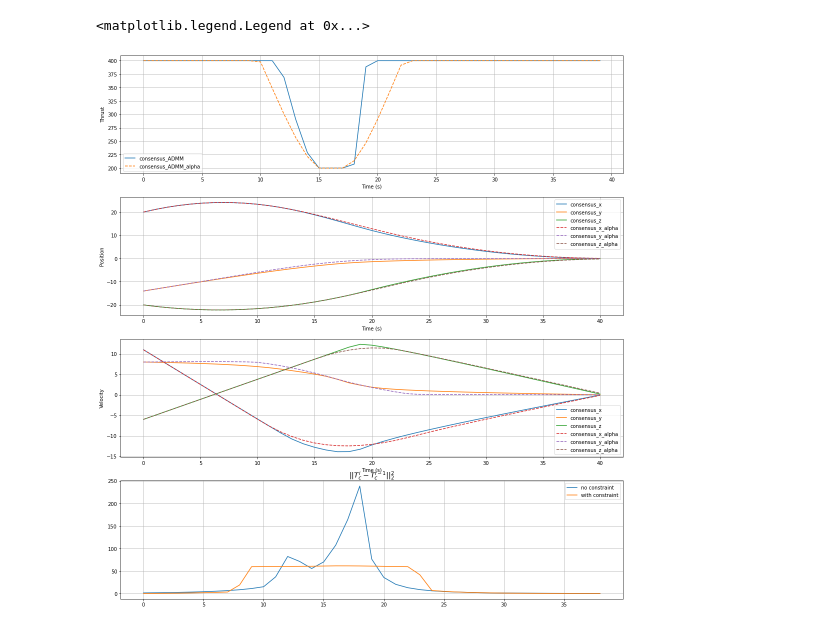
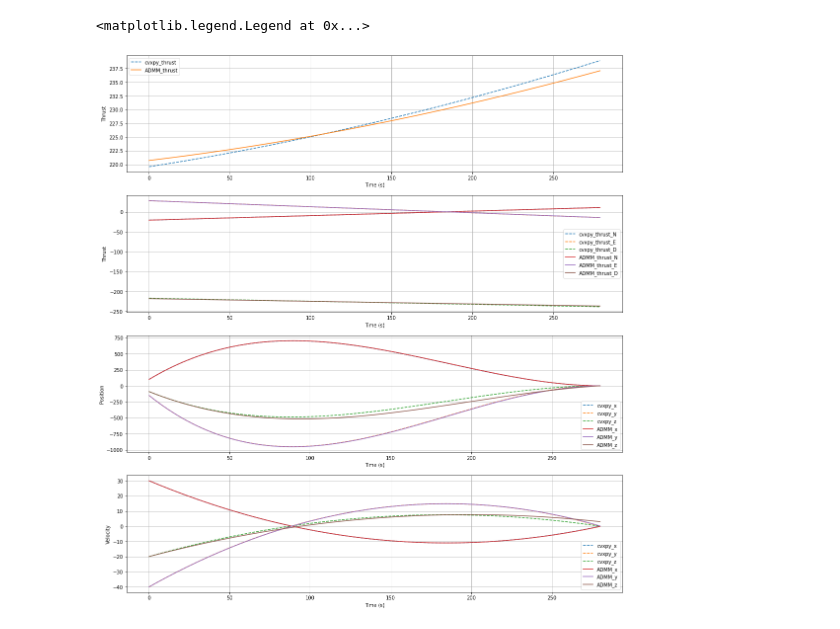
Before and after one commit to acsl-inha/drone_simulation, a Jupyter notebook: src/open_loop_thr_lower_bound_guidance.ipynb, the cells around one changed output. Saved outputs shown, nothing was run; the diff lists cells and outputs as text; code cells hidden in the pictures.

Commit message:
hemisphere theta_dot constraints problem done :)

```diff
--- a/src/open_loop_thr_lower_bound_guidance.ipynb
+++ b/src/open_loop_thr_lower_bound_guidance.ipynb
@@ -476,0 +452,15 @@ computing time: 1.6268
+# %%
+position = np.array([100,-150,-90])
+velocity = np.array([30,-40,-20])
+psi = 0
+tgo = 140
+ub = 400
+lb = 0
+dt = 0.5
+N = int(tgo/dt)
+
+t = np.arange(0., tgo, dt)
+degree = 7.5
+theta = degree*np.pi/180
+thrust, u, r, v = compute_guidance_cvx(position, velocity, tgo,ub,lb,dt)
+u_ADMM,r_ADMM,v_ADMM = ADMM_compute_guidance(position, velocity, tgo,ub,lb,theta,dt)
@@ -477,50 +474,53 @@ computing time: 1.6268
 # %%
+thrust_ADMM_NED = np.reshape(u_ADMM,(3,N),order='F')
+thrust_ADMM = np.linalg.norm(thrust_ADMM_NED,axis=0)
+
 plt.figure(num=6, figsize=(18,20))
 plt.subplot(411)
-plt.plot(thrust_admm_consensus,label='consensus_ADMM')
-plt.plot(thrust_admm_consensus_alpha,'--',label='consensus_ADMM_alpha')
-# plt.plot(thrust_admm,'+:',label='ADMM')
+# plt.plot(thrust_admm_consensus,label='consensus_ADMM')
+# plt.plot(thrust_admm_consensus_alpha,'--',label='consensus_ADMM_alpha')
+plt.plot(thrust,'--',label='cvxpy_thrust')
+plt.plot(thrust_ADMM,label='ADMM_thrust')
 plt.ylabel("Thrust")
 plt.xlabel("Time (s)")
 plt.grid()
 plt.legend()
 
 plt.subplot(412)
-plt.plot(r_admm_consensus[0,:],label='consensus_x')
-plt.plot(r_admm_consensus[1,:],label='consensus_y')
-plt.plot(r_admm_consensus[2,:],label='consensus_z')
-plt.plot(r_admm_consensus_alpha[0,:],"--",label='consensus_x_alpha')
-plt.plot(r_admm_consensus_alpha[1,:],"--",label='consensus_y_alpha')
-plt.plot(r_admm_consensus_alpha[2,:],"--",label='consensus_z_alpha')
-# plt.plot(r_admm[0,:],"+:",label='ADMM_x')
-# plt.plot(r_admm[1,:],"+:",label='ADMM_y')
-# plt.plot(r_admm[2,:],"+:",label='ADMM_z')
+plt.plot(u[0,:],'--',label='cvxpy_thrust_N')
+plt.plot(u[1,:],'--',label='cvxpy_thrust_E')
+plt.plot(u[2,:],'--',label='cvxpy_thrust_D')
+plt.plot(thrust_ADMM_NED[0,:],label='ADMM_thrust_N')
+plt.plot(thrust_ADMM_NED[1,:],label='ADMM_thrust_E')
+plt.plot(thrust_ADMM_NED[2,:],label='ADMM_thrust_D')
+plt.ylabel("Thrust")
+plt.xlabel("Time (s)")
+plt.grid()
+plt.legend()
+
+plt.subplot(413)
+plt.plot(r[0,:],'--',label='cvxpy_x')
+plt.plot(r[1,:],'--',label='cvxpy_y')
+plt.plot(r[2,:],'--',label='cvxpy_z')
+plt.plot(r_ADMM[0,:],label='ADMM_x')
+plt.plot(r_ADMM[1,:],label='ADMM_y')
+plt.plot(r_ADMM[2,:],label='ADMM_z')
 plt.ylabel("Position")
 plt.xlabel("Time (s)")
 plt.grid()
 plt.legend()
 
-plt.subplot(413)
-plt.plot(v_admm_consensus[0,:],label='consensus_x')
-plt.plot(v_admm_consensus[1,:],label='consensus_y')
-plt.plot(v_admm_consensus[2,:],label='consensus_z')
-plt.plot(v_admm_consensus_alpha[0,:],"--",label='consensus_x_alpha')
-plt.plot(v_admm_consensus_alpha[1,:],"--",label='consensus_y_alpha')
-plt.plot(v_admm_consensus_alpha[2,:],"--",label='consensus_z_alpha')
-# plt.plot(v_admm[0,:],"+:",label='ADMM_x')
-# plt.plot(v_admm[1,:],"+:",label='ADMM_y')
-# plt.plot(v_admm[2,:],"+:",label='ADMM_z')
+plt.subplot(414)
+plt.plot(v[0,:],'--',label='cvxpy_x')
+plt.plot(v[1,:],'--',label='cvxpy_y')
+plt.plot(v[2,:],'--',label='cvxpy_z')
+plt.plot(v_ADMM[0,:],label='ADMM_x')
+plt.plot(v_ADMM[1,:],label='ADMM_y')
+plt.plot(v_ADMM[2,:],label='ADMM_z')
 plt.ylabel("Velocity")
 plt.xlabel("Time (s)")
 plt.grid()
 plt.legend()
-
-plt.subplot(414)
-plt.plot(differ_norm,label='no constraint')
-plt.plot(differ_norm_css, label='with constraint')
-plt.title("$||T_c^i - T_c^{i-1}||^2_2$",fontsize='x-large')
-plt.grid()
-plt.legend()
 # %% [output]
 <matplotlib.legend.Legend at 0x...>
-[figure, old version]
+[figure, new version]
```
Also changed, not shown: parts of 9 cells of this notebook, 1 other file.
